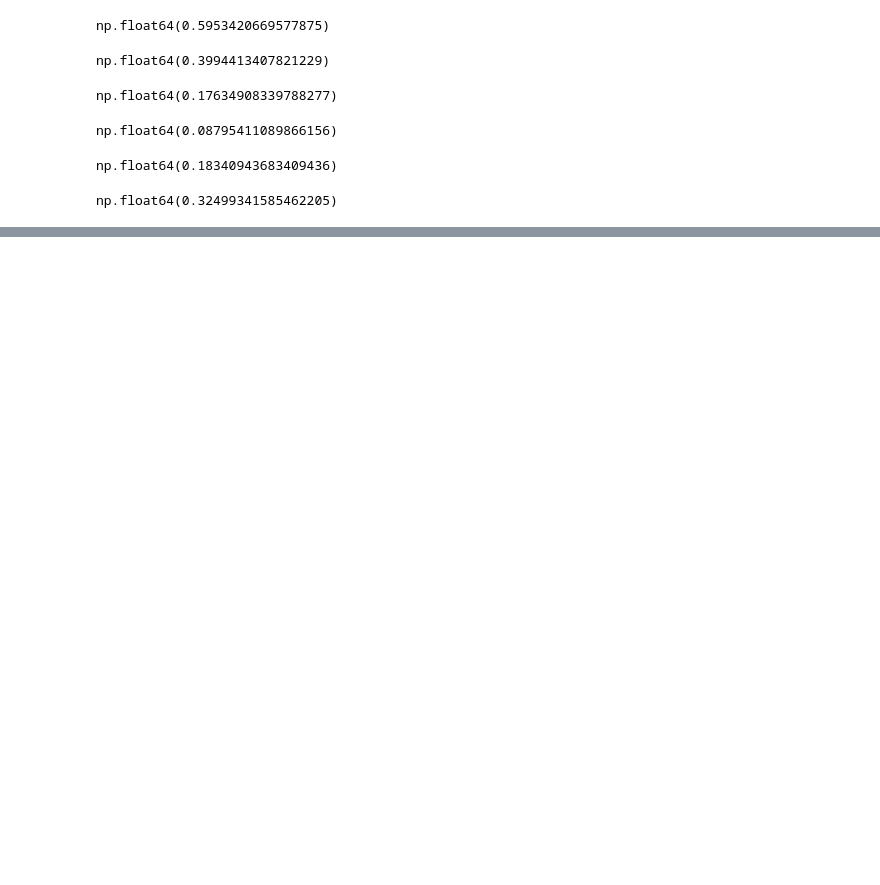
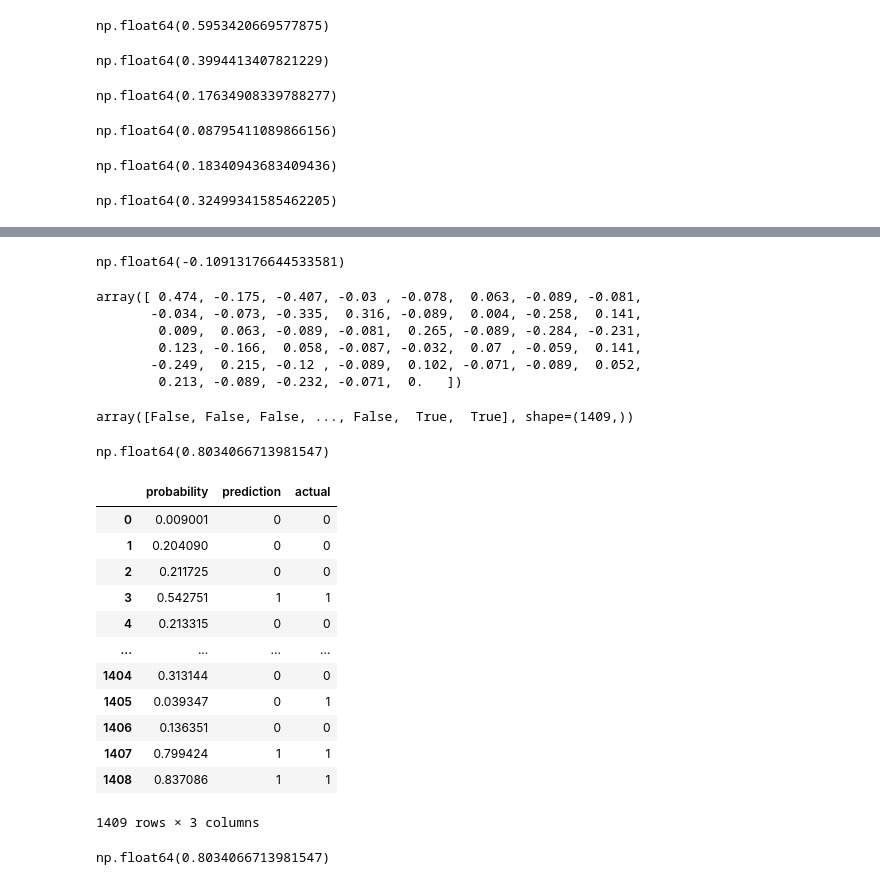
Before and after one commit to c6yxfkyhhz-dev/machine-learning-zoomcamp, a Jupyter notebook: 03-classification/03-classification.ipynb, the cells around one changed output, grey strips where cells are left out. Drawn from its saved outputs; the diff is of its cells as text; code cells hidden in the pictures; blank space fills up the shorter version.

```diff
--- a/03-classification/03-classification.ipynb
+++ b/03-classification/03-classification.ipynb
@@ -425,0 +501,7 @@ np.float64(0.32499341585462205)
+# %%
+from sklearn.linear_model import LogisticRegression
+
+model = LogisticRegression(solver='lbfgs')
+# solver='lbfgs' is the default solver in newer version of sklearn
+# for older versions, you need to specify it explicitly
+model.fit(X_train, y_train)
@@ -425,0 +518,51 @@ np.float64(0.32499341585462205)
+# %%
+model.intercept_[0]
+# %% [output]
+np.float64(-0.10913176644533581)
+# %%
+model.coef_[0].round(3)
+# %% [output]
+array([ 0.474, -0.175, -0.407, -0.03 , -0.078,  0.063, -0.089, -0.081,
+       -0.034, -0.073, -0.335,  0.316, -0.089,  0.004, -0.258,  0.141,
+        0.009,  0.063, -0.089, -0.081,  0.265, -0.089, -0.284, -0.231,
+        0.123, -0.166,  0.058, -0.087, -0.032,  0.07 , -0.059,  0.141,
+       -0.249,  0.215, -0.12 , -0.089,  0.102, -0.071, -0.089,  0.052,
+        0.213, -0.089, -0.232, -0.071,  0.   ])
+# %%
+y_pred = model.predict_proba(X_val)[:, 1]
+# %%
+churn_decision = (y_pred >= 0.5)
+# %%
+churn_decision
+# %% [output]
+array([False, False, False, ..., False,  True,  True], shape=(1409,))
+# %%
+(y_val == churn_decision).mean()
+# %% [output]
+np.float64(0.8034066713981547)
+# %%
+df_pred = pd.DataFrame()
+df_pred['probability'] = y_pred
+df_pred['prediction'] = churn_decision.astype(int)
+df_pred['actual'] = y_val
+# %%
+df_pred
+# %% [output]
+|  | probability | prediction | actual |
+| 0 | 0.009001 | 0 | 0 |
+| 1 | 0.204090 | 0 | 0 |
+| 2 | 0.211725 | 0 | 0 |
+| 3 | 0.542751 | 1 | 1 |
+| 4 | 0.213315 | 0 | 0 |
+| ... | ... | ... | ... |
+| 1404 | 0.313144 | 0 | 0 |
+| 1405 | 0.039347 | 0 | 1 |
+| 1406 | 0.136351 | 0 | 0 |
+| 1407 | 0.799424 | 1 | 1 |
+| 1408 | 0.837086 | 1 | 1 |
+1409 rows × 3 columns
+# %%
+df_pred['correct'] = df_pred.prediction == df_pred.actual
+df_pred.correct.mean()
+# %% [output]
+np.float64(0.8034066713981547)
```
Also changed, not shown: parts of 13 cells of this notebook.
